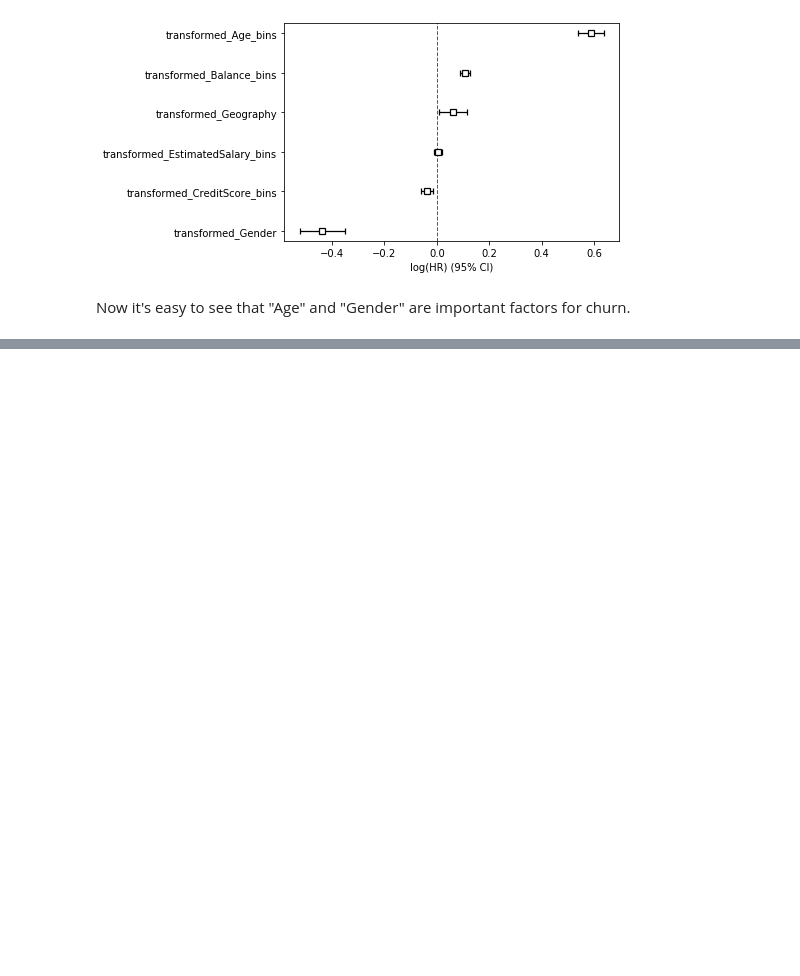
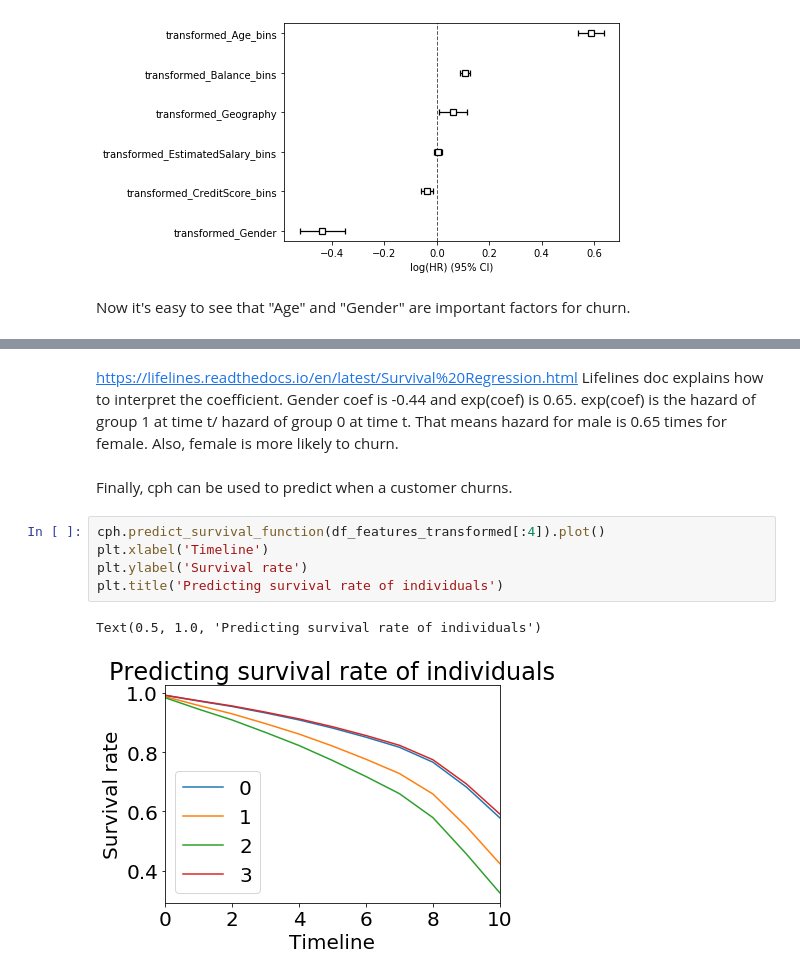
Before and after one commit to bbchen33/Data-Science, a Jupyter notebook: Bank_churn_survival_analysis.ipynb, the cells around one changed output, grey strips where cells are left out. Saved outputs shown, nothing was run; the diff lists cells and outputs as text; blank space fills up the shorter version.

```diff
--- a/Bank_churn_survival_analysis.ipynb
+++ b/Bank_churn_survival_analysis.ipynb
@@ -204,0 +247,13 @@ Now it's easy to see that "Age" and "Gender" are important factors for churn.
+# %% [markdown]
+https://lifelines.readthedocs.io/en/latest/Survival%20Regression.html
+Lifelines doc explains how to interpret the coefficient. Gender coef is -0.44 and exp(coef) is 0.65. exp(coef) is the hazard of group 1 at time t/ hazard of group 0 at time t. That means hazard for male is 0.65 times for female. Also, female is more likely to churn.
+# %% [markdown]
+Finally, cph can be used to predict when a customer churns.
+# %%
+cph.predict_survival_function(df_features_transformed[:4]).plot()
+plt.xlabel('Timeline')
+plt.ylabel('Survival rate')
+plt.title('Predicting survival rate of individuals')
+# %% [output]
+Text(0.5, 1.0, 'Predicting survival rate of individuals')
+[figure, added]
```
Also changed, not shown: parts of 9 cells of this notebook.
